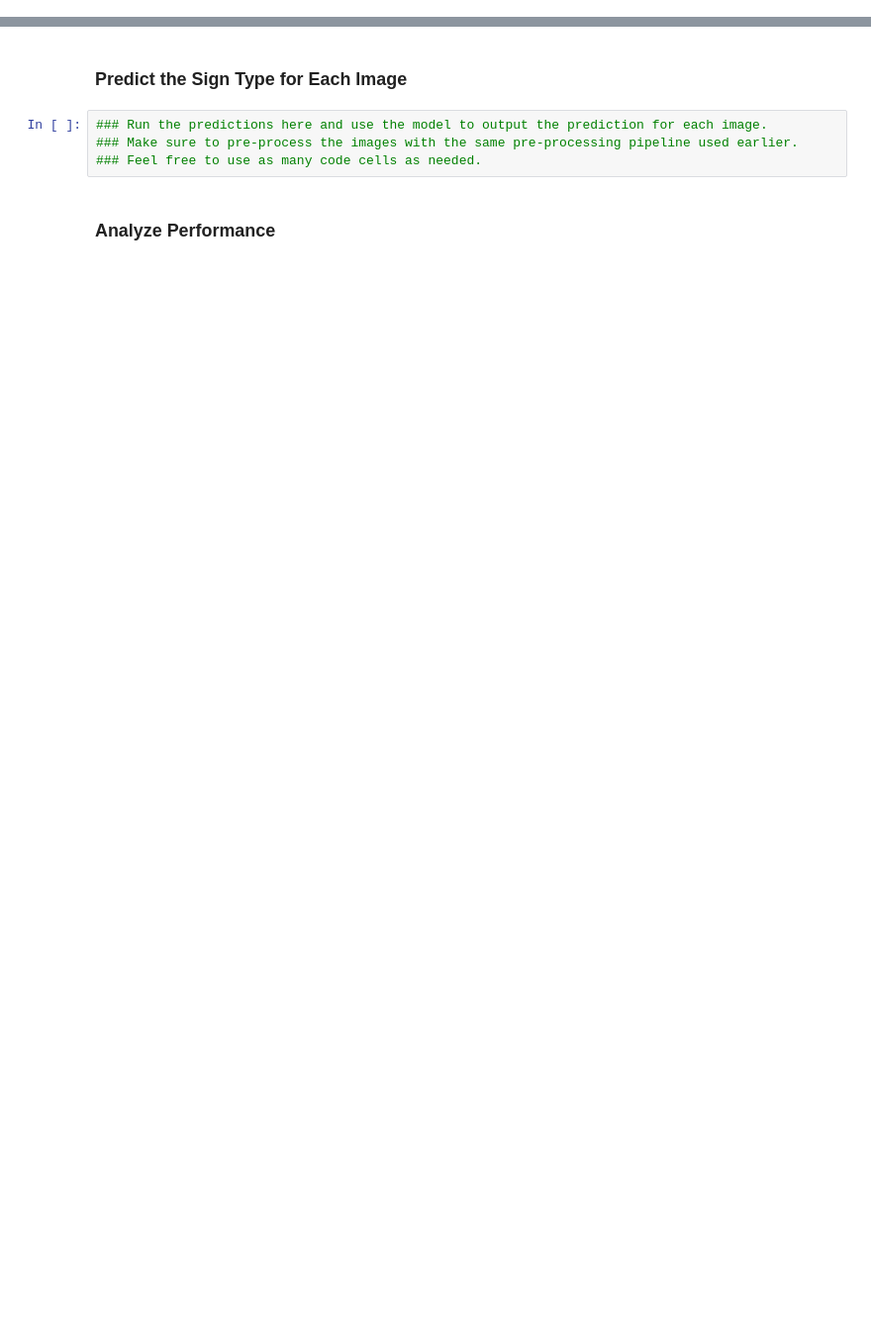
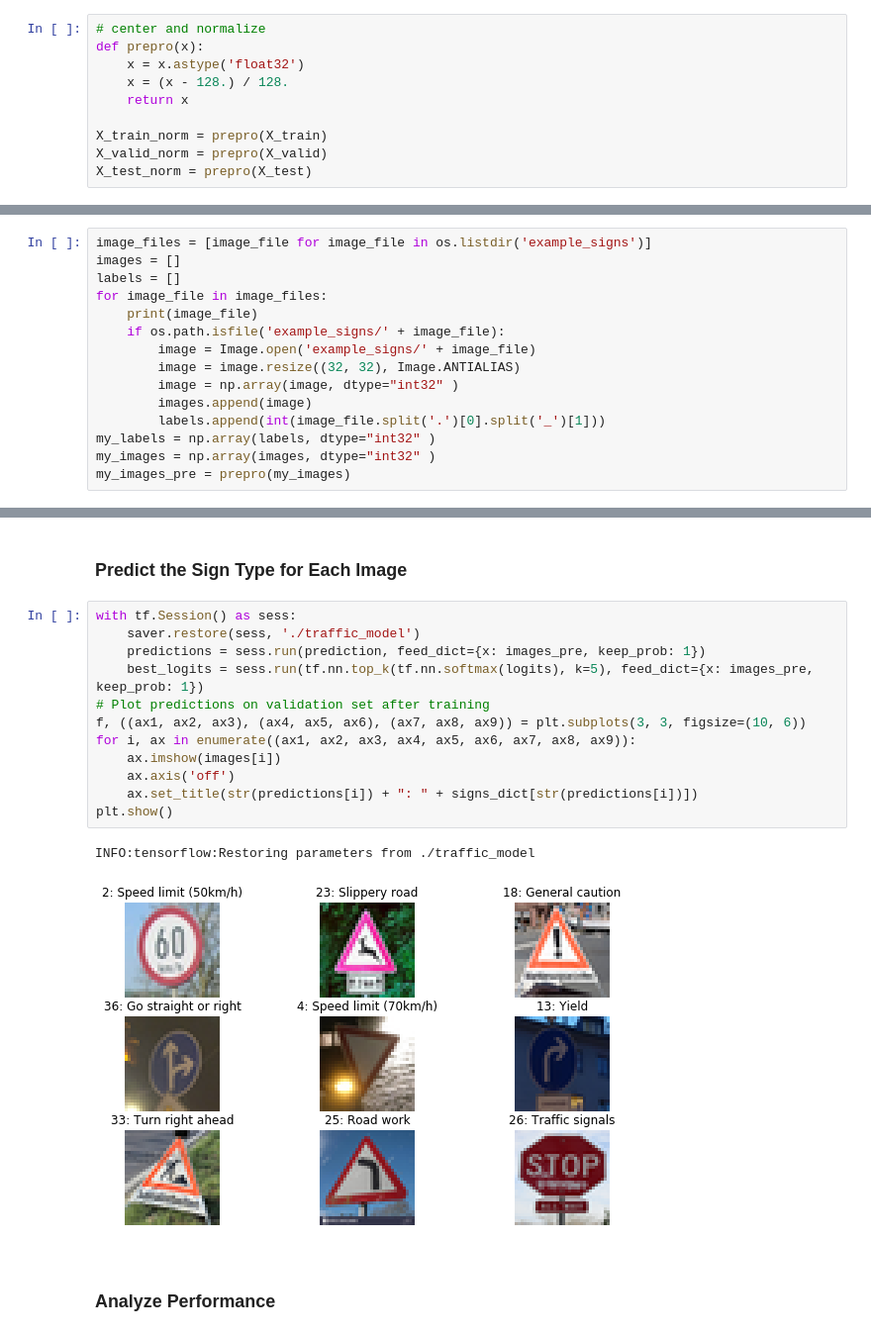
Before and after one commit to josehoras/Traffic-Sign-Classifier, a Jupyter notebook: Traffic_Sign_Classifier.ipynb, the cells around one changed output, grey strips where cells are left out. Shown: that part at 99% size. Saved outputs shown, nothing was run; the diff lists cells and outputs as text; blank space fills up the shorter version.

```diff
--- a/Traffic_Sign_Classifier.ipynb
+++ b/Traffic_Sign_Classifier.ipynb
@@ -137,2 +190,12 @@ Use the code cell (or multiple code cells, if necessary) to implement the first
+# %%
+# center and normalize
+def prepro(x):
+    x = x.astype('float32')
+    x = (x - 128.) / 128.
+    return x
+
+X_train_norm = prepro(X_train)
+X_valid_norm = prepro(X_valid)
+X_test_norm = prepro(X_test)
 # %% [markdown]
 ### Model Architecture
@@ -288,0 +377,15 @@ You may find `signnames.csv` useful as it contains mappings from the class id (i
+# %%
+image_files = [image_file for image_file in os.listdir('example_signs')]
+images = []
+labels = []
+for image_file in image_files:
+    print(image_file)
+    if os.path.isfile('example_signs/' + image_file):
+        image = Image.open('example_signs/' + image_file)
+        image = image.resize((32, 32), Image.ANTIALIAS)
+        image = np.array(image, dtype="int32" )
+        images.append(image)
+        labels.append(int(image_file.split('.')[0].split('_')[1]))
+my_labels = np.array(labels, dtype="int32" )
+my_images = np.array(images, dtype="int32" )
+my_images_pre = prepro(my_images)
@@ -289,8 +404,19 @@ You may find `signnames.csv` useful as it contains mappings from the class id (i
 # %% [markdown]
 ### Predict the Sign Type for Each Image
-# %%
-### Run the predictions here and use the model to output the prediction for each image.
-### Make sure to pre-process the images with the same pre-processing pipeline used earlier.
-### Feel free to use as many code cells as needed.
+# %%
+with tf.Session() as sess:
+    saver.restore(sess, './traffic_model')
+    predictions = sess.run(prediction, feed_dict={x: images_pre, keep_prob: 1})
+    best_logits = sess.run(tf.nn.top_k(tf.nn.softmax(logits), k=5), feed_dict={x: images_pre, keep_prob: 1})
+# Plot predictions on validation set after training
+f, ((ax1, ax2, ax3), (ax4, ax5, ax6), (ax7, ax8, ax9)) = plt.subplots(3, 3, figsize=(10, 6))
+for i, ax in enumerate((ax1, ax2, ax3, ax4, ax5, ax6, ax7, ax8, ax9)):
+    ax.imshow(images[i])
+    ax.axis('off')
+    ax.set_title(str(predictions[i]) + ": " + signs_dict[str(predictions[i])])
+plt.show()
+# %% [output]
+INFO:tensorflow:Restoring parameters from ./traffic_model
+[figure, added]
 # %% [markdown]
 ### Analyze Performance
```
Also changed, not shown: parts of 19 cells of this notebook, 1 other file.
